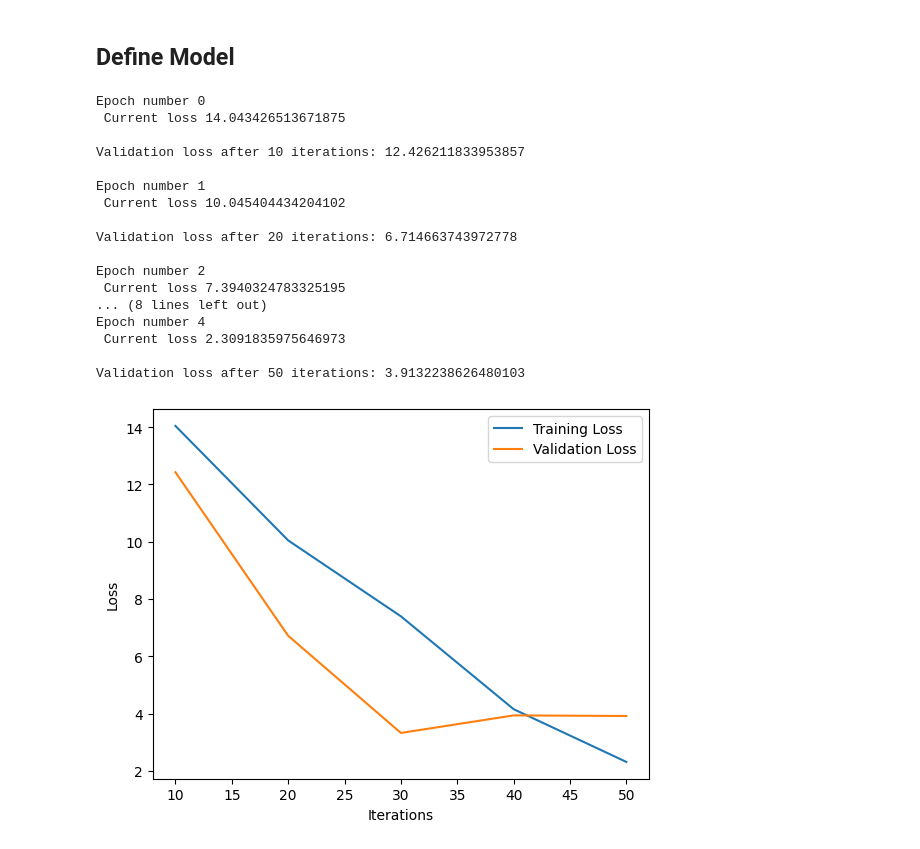
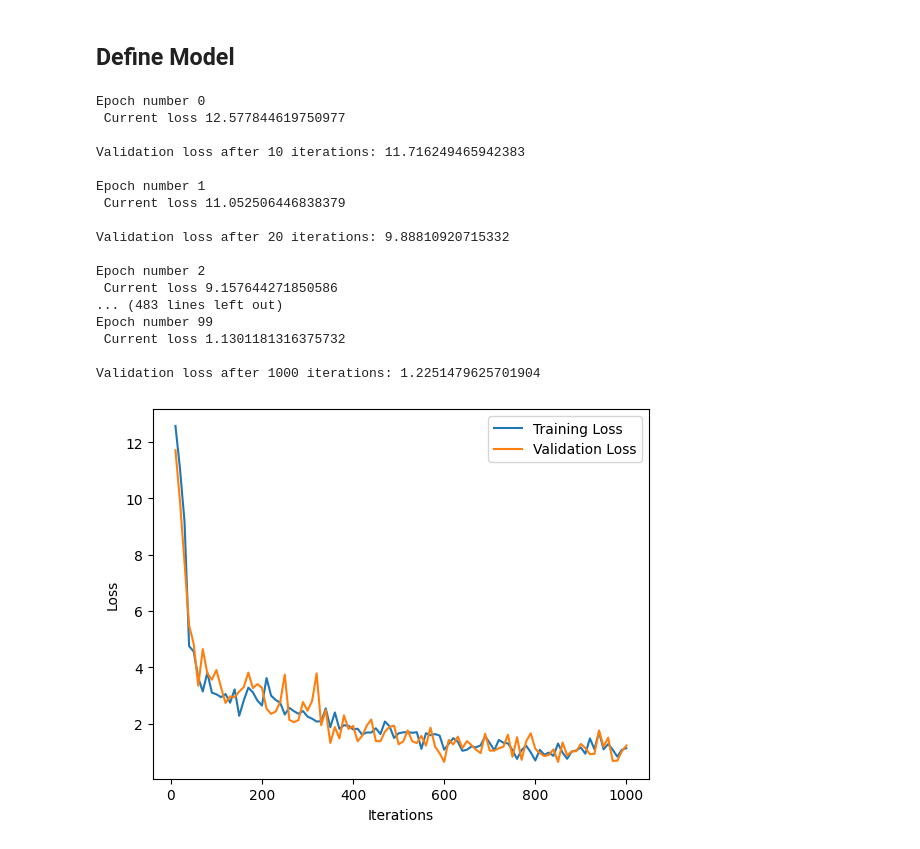
Before and after one commit to Schmiddi3110/DeepVisionProject, a Jupyter notebook: DeepVisionProject.ipynb, the cells around one changed output. Saved outputs shown, nothing was run; the diff lists cells and outputs as text; code cells hidden in the pictures.

```diff
--- a/DeepVisionProject.ipynb
+++ b/DeepVisionProject.ipynb
@@ -268,32 +266,32 @@ class ContrastiveLoss(torch.nn.Module):
 # %%
 import SiameseFaceNetwork
 # Load the training dataset
-face_train_loader = DataLoader(face_train_dataset, shuffle=True, num_workers=8, batch_size=64)
-face_valid_loader = DataLoader(face_valid_dataset, shuffle=True, num_workers=8, batch_size=64)
-face_test_loader = DataLoader(face_test_dataset, shuffle=True, num_workers=8, batch_size=64)
+face_train_loader = DataLoader(face_train_dataset, shuffle=True, num_workers=8, batch_size=256)
+face_valid_loader = DataLoader(face_valid_dataset, shuffle=True, num_workers=8, batch_size=256)
+face_test_loader = DataLoader(face_test_dataset, shuffle=True, num_workers=8, batch_size=256)
 
-face_net = SiameseFaceNetwork.SiameseFaceNetwork()#.cuda()
+face_net = SiameseFaceNetwork.SiameseFaceNetwork().cuda()
 criterion = ContrastiveLoss()
 optimizer = optim.Adam(face_net.parameters(), lr = 0.0005 )
-face_net.train_network(train_loader = face_train_loader, val_loader = face_valid_loader, net = face_net, optimizer = optimizer, criterion = criterion, epochs = 5)
+face_net.train_network(train_loader = face_train_loader, val_loader = face_valid_loader, net = face_net, optimizer = optimizer, criterion = criterion, epochs = 100)
 
 test_loss = face_net.evaluate_test(face_test_loader, face_net, criterion)
 # %% [output]
 Epoch number 0
- Current loss 14.043426513671875
+ Current loss 12.577844619750977
 
-Validation loss after 10 iterations: 12.426211833953857
+Validation loss after 10 iterations: 11.716249465942383
 
 Epoch number 1
- Current loss 10.045404434204102
+ Current loss 11.052506446838379
 
-Validation loss after 20 iterations: 6.714663743972778
+Validation loss after 20 iterations: 9.88810920715332
 
 Epoch number 2
- Current loss 7.3940324783325195
-... (8 lines left out)
-Epoch number 4
- Current loss 2.3091835975646973
+ Current loss 9.157644271850586
+... (483 lines left out)
+Epoch number 99
+ Current loss 1.1301181316375732
 
-Validation loss after 50 iterations: 3.9132238626480103
+Validation loss after 1000 iterations: 1.2251479625701904
-[figure, old version]
+[figure, new version]
```
Also changed, not shown: parts of 7 cells of this notebook, 4 other files.
